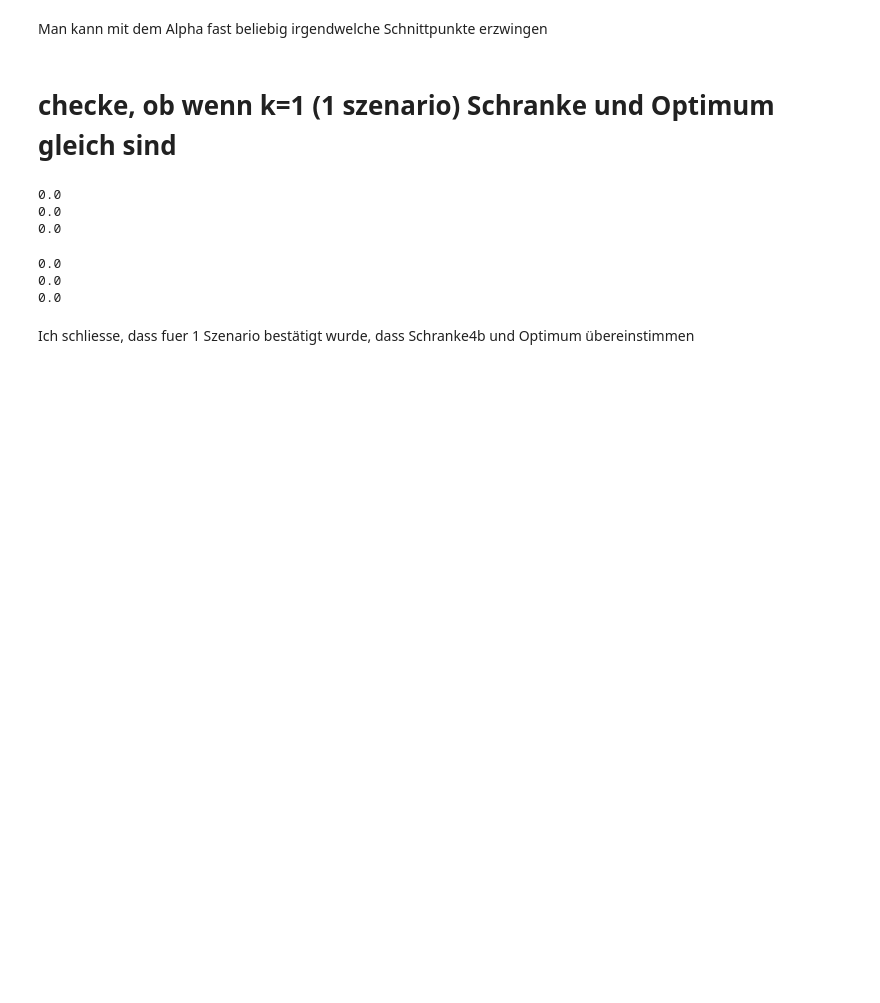
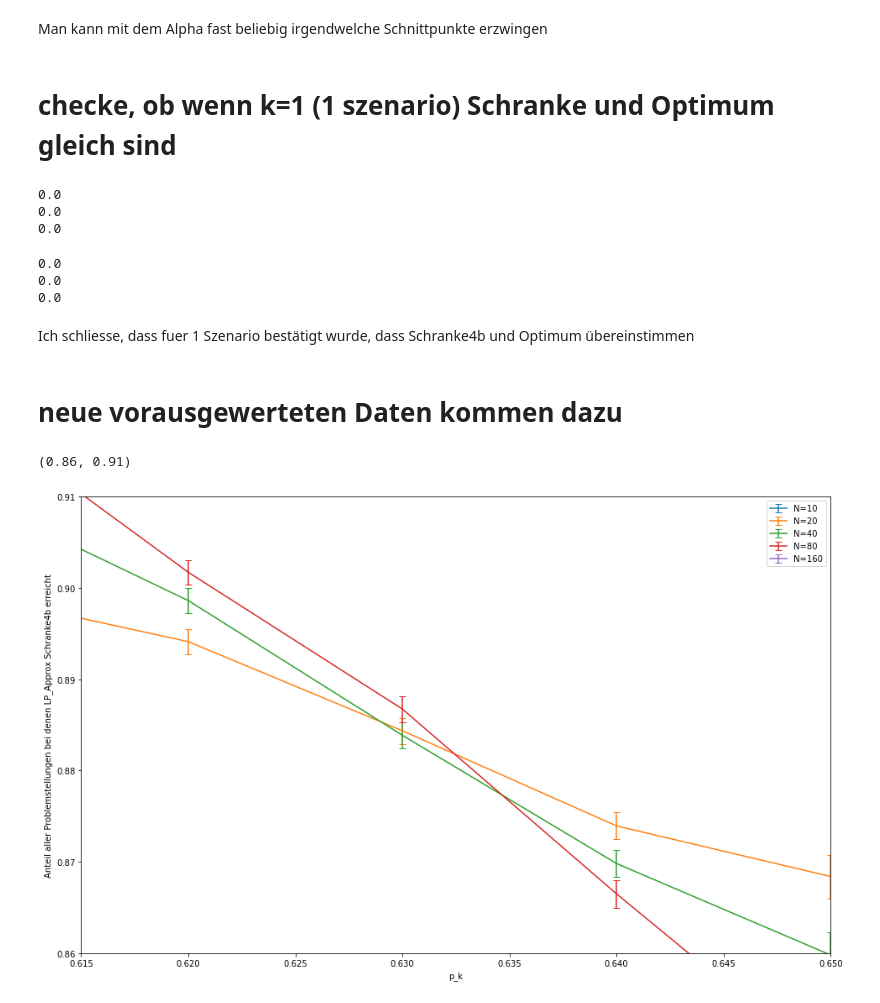
Before and after one commit to T3K14/Masterarbeit-Auswertung, a Jupyter notebook: KFC2.ipynb, the cells around one changed output. Drawn from its saved outputs; the diff is of its cells as text; code cells hidden in the pictures; blank space fills up the shorter version.

```diff
--- a/KFC2.ipynb
+++ b/KFC2.ipynb
@@ -129,7 +92,7 @@ alg='Greedy'
 
 ns = sorted(data1.keys())
 # ns.reverse()
-for n in ns[:]:
+for n in ns[:-1]:
 
 #     b_beide, anteile, _ = data5[n].check_alg_vs_schranke4b(alg, alpha)
 
@@ -141,9 +104,9 @@ for n in ns[:]:
 
 ax.legend()
 ax.set_xlabel('p_k')
-ax.set_ylabel('Anteil aller Problemstellungen bei denen GreedyLP Schranke4b*1.1 erreicht')
+ax.set_ylabel(f'Anteil aller Problemstellungen bei denen GreedyLP Schranke4b*{alpha} erreicht')
 
-# ax.set_xlim([4.9,5.6])
+# ax.set_xlim([0.49,0.61])
 # ax.set_ylim([0.9, 1.02])
-plt.savefig('pk_uebergang_greedy.png')
+# plt.savefig('pk_uebergang_greedy.png')
 # %% [output]
@@ -279,3 +243,70 @@ for subfolder in os.listdir(p_st20):
 0.0
 # %% [markdown]
 Ich schliesse, dass fuer 1 Szenario bestätigt wurde, dass Schranke4b und Optimum übereinstimmen
+# %% [markdown]
+# neue vorausgewerteten Daten kommen dazu
+# %%
+# lese vorausgewertete Daten ein
+pv = r'D:\Uni\Masterarbeit\Daten\KFC2\1_scenario\Vorauswertungen'
+
+data1_vor = {}
+
+for ho in os.listdir(pv):
+#     print(ho)
+    n = int(ho.split("_")[1])
+    data1_vor[n] = auswertung_ma.Read_HO(os.path.join(pv, ho), 'p', -2, read_vorauswertung=True)
+# %%
+fig, ax = plt.subplots(figsize=(16,10))
+alpha=1.0
+alg='LP_Approx'
+
+d_ids = {}
+d_props = {}
+
+ns = sorted(data1.keys())[:-1]
+
+for n in ns:
+
+    # bringe lokale und vorausgewertete Daten zusammen
+
+    ids, prop = data1[n].check_alg_vs_schranke4b(alg, alpha)[:-1]
+    std_dev = list(data1[n].calc_std_deviation(data1[n].check_alg_vs_schranke4b(alg, alpha)[1]))
+
+    if n in data1_vor.keys():
+        ids += data1_vor[n].check_alg_vs_schranke4b(alg, alpha)[0]
+        prop += data1_vor[n].check_alg_vs_schranke4b(alg, alpha)[1]
+        std_dev += list(data1_vor[n].calc_std_deviation(data1_vor[n].check_alg_vs_schranke4b(alg, alpha)[1]))
+
+    # error, falls die selbe ID mehrfach vorkommt
+    if len(set(ids)) != len(ids):
+        raise ValueError('ROBERTERROR: Ein ID-Wert kommt mehrfach vor!')
+
+    # ids sortieren und den rest dazu mit
+
+    prop = [t[1] for t in sorted(zip(ids, prop))]
+    std_dev = [t[1] for t in sorted(zip(ids, std_dev))]
+
+    ids = sorted(ids)
+
+    d_ids[n] = ids
+    d_props[n] = prop
+
+    # berechne den Schnittpunkt
+#     print(f'Schnittpunkte: n={n}: {calc_schnittpunkt()}')
+
+    ax.errorbar(ids, prop, yerr=std_dev, capsize=4, label=f'N={n}')
+
+    #ax.scatter(*(data1[n].check_alg_vs_schranke4b(alg, alpha)[:-1]), label=f'N={n}')
+    #ax.plot(*data1[n].check_alg_vs_schranke4b(alg, alpha)[:-1], alpha=0.5)
+
+ax.legend()
+
+ax.set_xlabel('p_k')
+ax.set_ylabel('Anteil aller Problemstellungen bei denen LP_Approx Schranke4b erreicht')
+
+ax.set_xlim([0.615,.65])
+ax.set_ylim([0.86, 0.91])
+# plt.savefig('pk_uebergang_lp.png')
+# %% [output]
+(0.86, 0.91)
+[figure, added]
```
Also changed, not shown: parts of 24 cells of this notebook, 1 other file.
